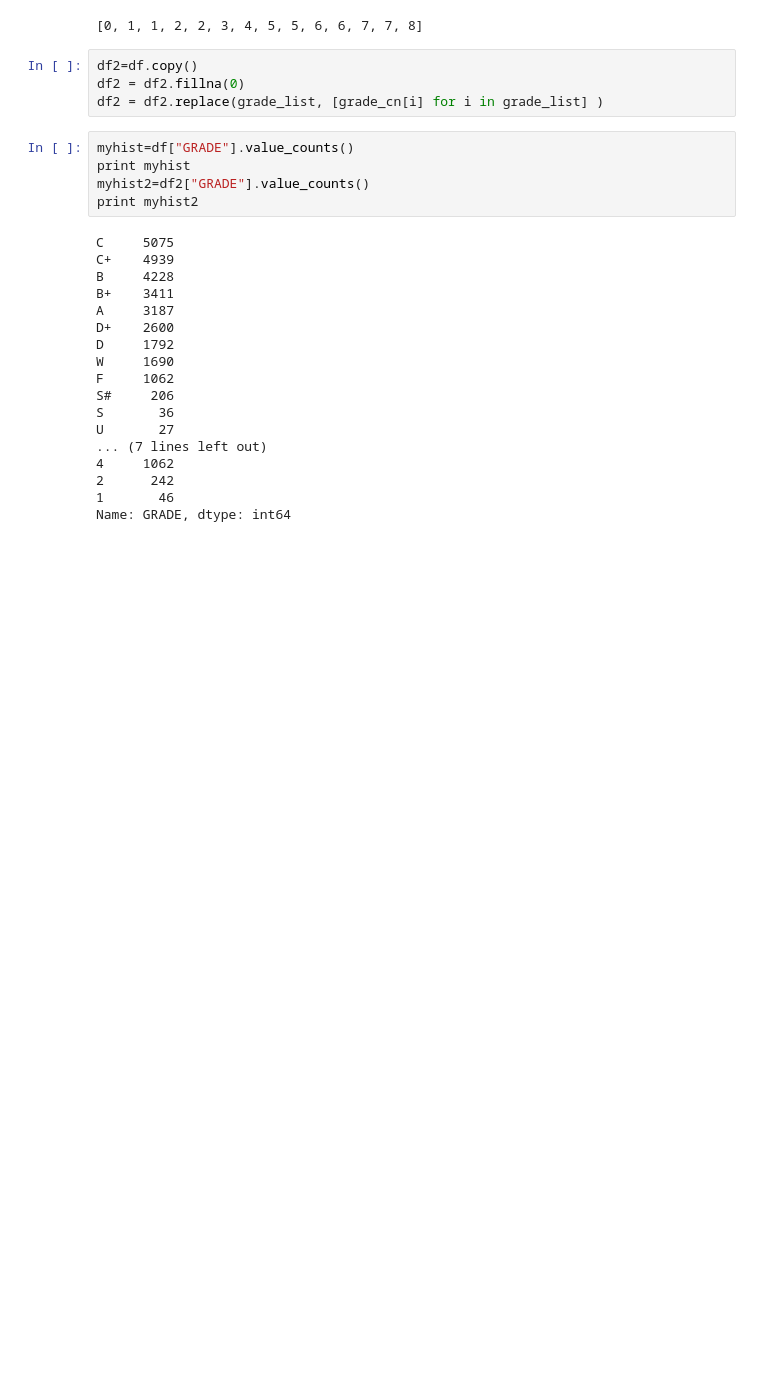
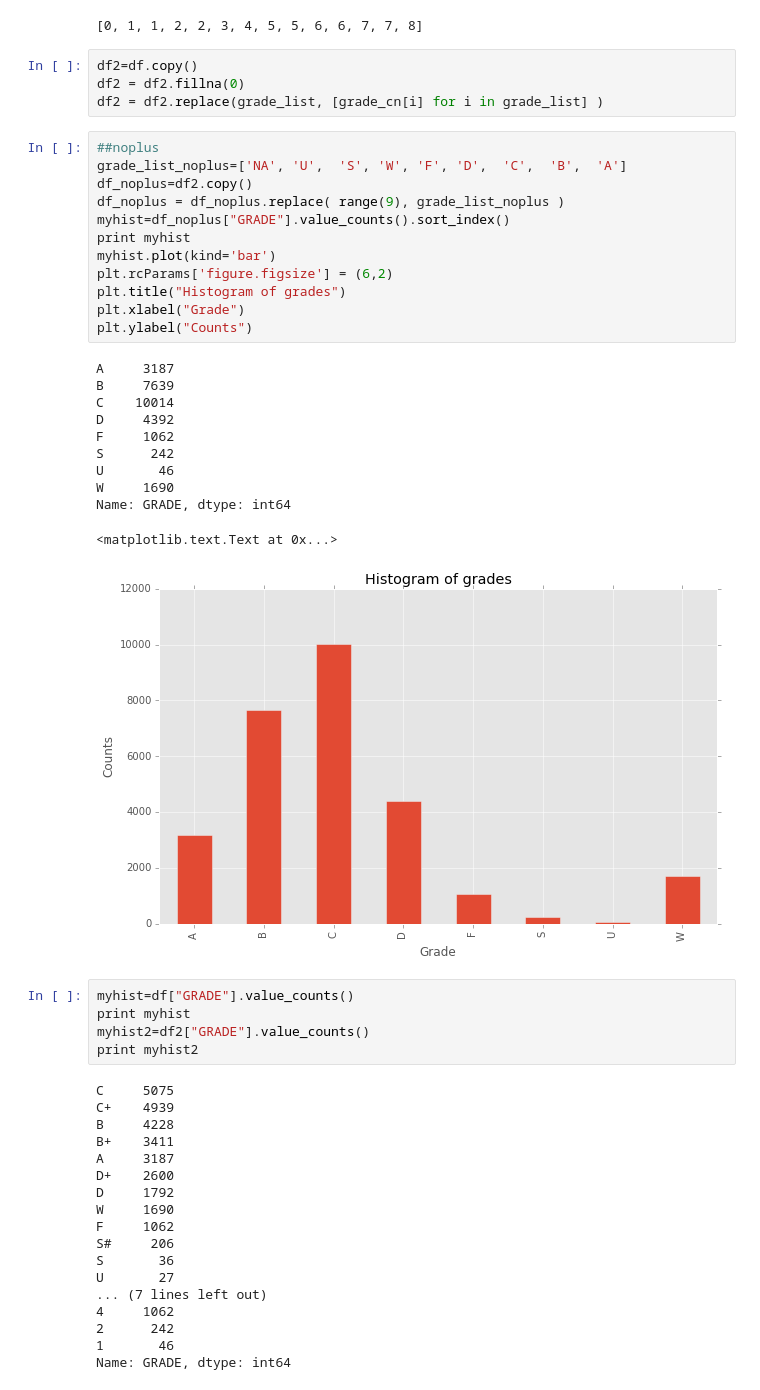
Before and after one commit to wasit7/grade_analysis, a Jupyter notebook: Grade prediction-noplus.ipynb, the cells around one changed output. Drawn from its saved outputs; the diff is of its cells as text; blank space fills up the shorter version.

```diff
--- a/Grade prediction-noplus.ipynb
+++ b/Grade prediction-noplus.ipynb
@@ -130,6 +148,30 @@ grade_list=['', 'U#','U', 'S#', 'S', 'W', 'F', 'D', 'D+', 'C', 'C+', 'B', 'B+',
 df2=df.copy()
 df2 = df2.fillna(0)
 df2 = df2.replace(grade_list, [grade_cn[i] for i in grade_list] )
+# %%
+##noplus
+grade_list_noplus=['NA', 'U',  'S', 'W', 'F', 'D',  'C',  'B',  'A']
+df_noplus=df2.copy()
+df_noplus = df_noplus.replace( range(9), grade_list_noplus )
+myhist=df_noplus["GRADE"].value_counts().sort_index()
+print myhist
+myhist.plot(kind='bar')
+plt.rcParams['figure.figsize'] = (6,2)
+plt.title("Histogram of grades")
+plt.xlabel("Grade")
+plt.ylabel("Counts")
+# %% [output]
+A     3187
+B     7639
+C    10014
+D     4392
+F     1062
+S      242
+U       46
+W     1690
+Name: GRADE, dtype: int64
+<matplotlib.text.Text at 0x...>
+[figure, added]
 # %%
 myhist=df["GRADE"].value_counts()
 print myhist
```
Also changed, not shown: parts of 6 cells of this notebook, 33 other files.
